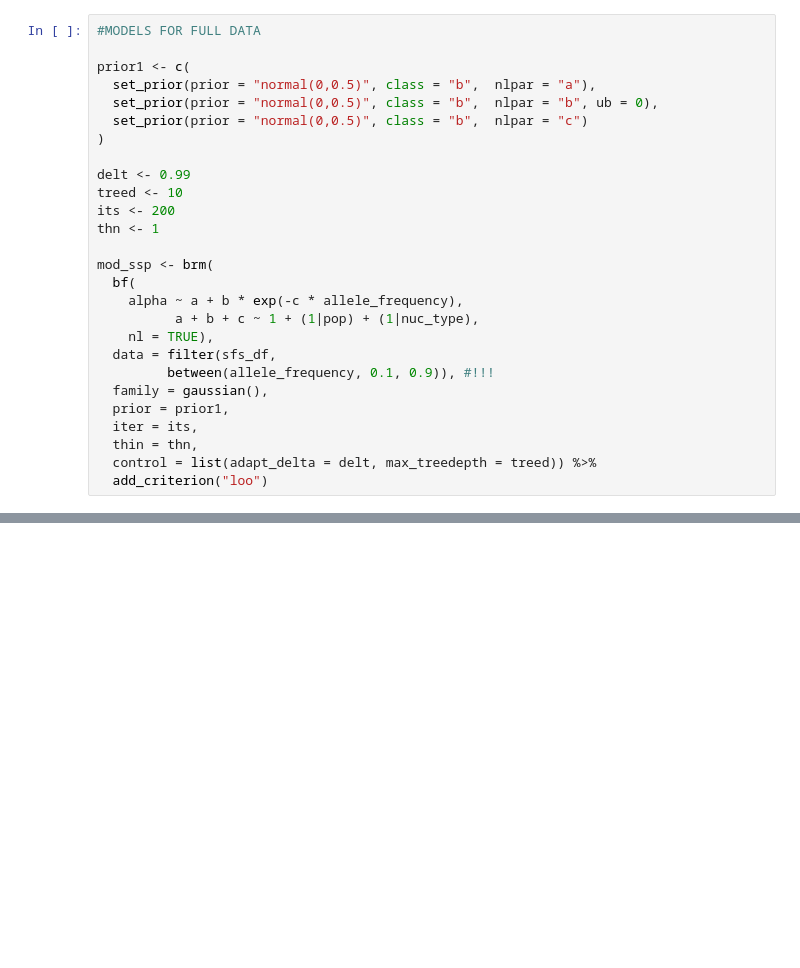
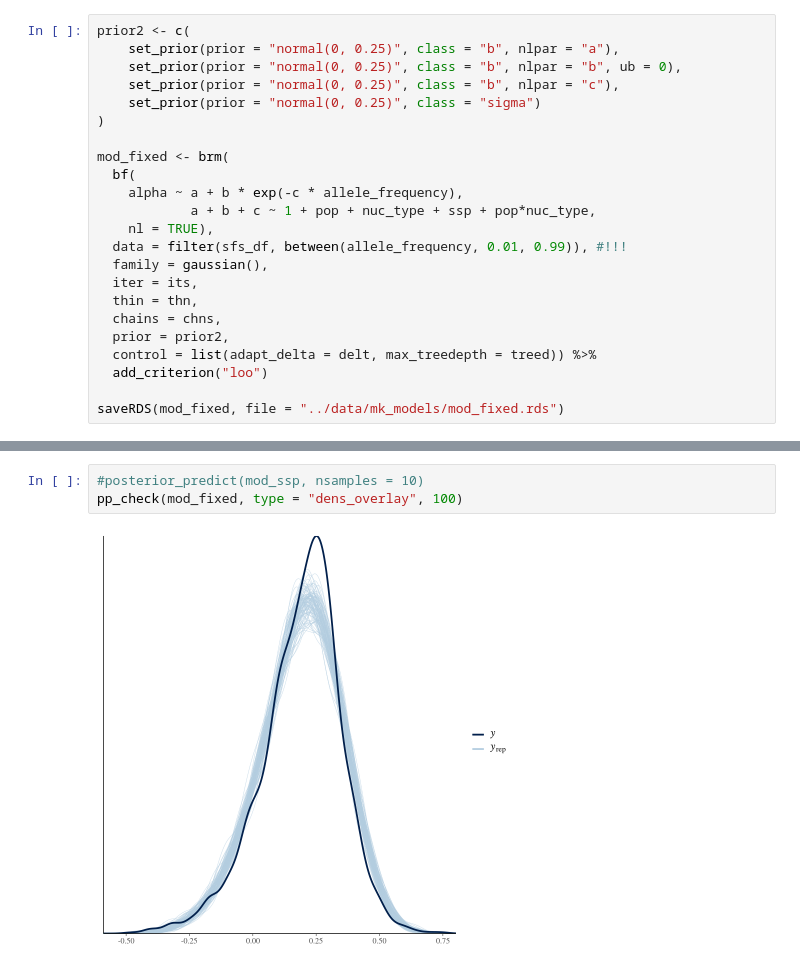
Before and after one commit to silastittes/parv_local, a Jupyter notebook: notebooks/Asymptotic MK.ipynb, the cells around one changed output, grey strips where cells are left out. Drawn from its saved outputs; the diff is of its cells as text; blank space fills up the shorter version.

```diff
--- a/notebooks/Asymptotic MK.ipynb
+++ b/notebooks/Asymptotic MK.ipynb
@@ -72,29 +291,25 @@ facet_wrap(~ ssp + pop)
 # %%
-#MODELS FOR FULL DATA
-
-prior1 <- c(
-  set_prior(prior = "normal(0,0.5)", class = "b",  nlpar = "a"),
-  set_prior(prior = "normal(0,0.5)", class = "b",  nlpar = "b", ub = 0),
-  set_prior(prior = "normal(0,0.5)", class = "b",  nlpar = "c")
+prior2 <- c(
+    set_prior(prior = "normal(0, 0.25)", class = "b", nlpar = "a"),
+    set_prior(prior = "normal(0, 0.25)", class = "b", nlpar = "b", ub = 0),
+    set_prior(prior = "normal(0, 0.25)", class = "b", nlpar = "c"),
+    set_prior(prior = "normal(0, 0.25)", class = "sigma")
 )
 
-delt <- 0.99
-treed <- 10
-its <- 200
-thn <- 1
-
-mod_ssp <- brm(
+mod_fixed <- brm(
   bf(
     alpha ~ a + b * exp(-c * allele_frequency),
-          a + b + c ~ 1 + (1|pop) + (1|nuc_type),
+            a + b + c ~ 1 + pop + nuc_type + ssp + pop*nuc_type,
     nl = TRUE),
-  data = filter(sfs_df,
-         between(allele_frequency, 0.1, 0.9)), #!!!
+  data = filter(sfs_df, between(allele_frequency, 0.01, 0.99)), #!!!
   family = gaussian(),
-  prior = prior1,
   iter = its,
   thin = thn,
+  chains = chns,
+  prior = prior2,
   control = list(adapt_delta = delt, max_treedepth = treed)) %>%
   add_criterion("loo")
+
+saveRDS(mod_fixed, file = "../data/mk_models/mod_fixed.rds")
 # %% [output]
 Compiling Stan program...
@@ -125,0 +490,5 @@ ERROR: Error in sink(type = "output"): invalid connection
+# %%
+#posterior_predict(mod_ssp, nsamples = 10)
+pp_check(mod_fixed, type = "dens_overlay", 100)
+# %% [output]
+[figure, added]
```
Also changed, not shown: parts of 16 cells of this notebook, 12 other files.
